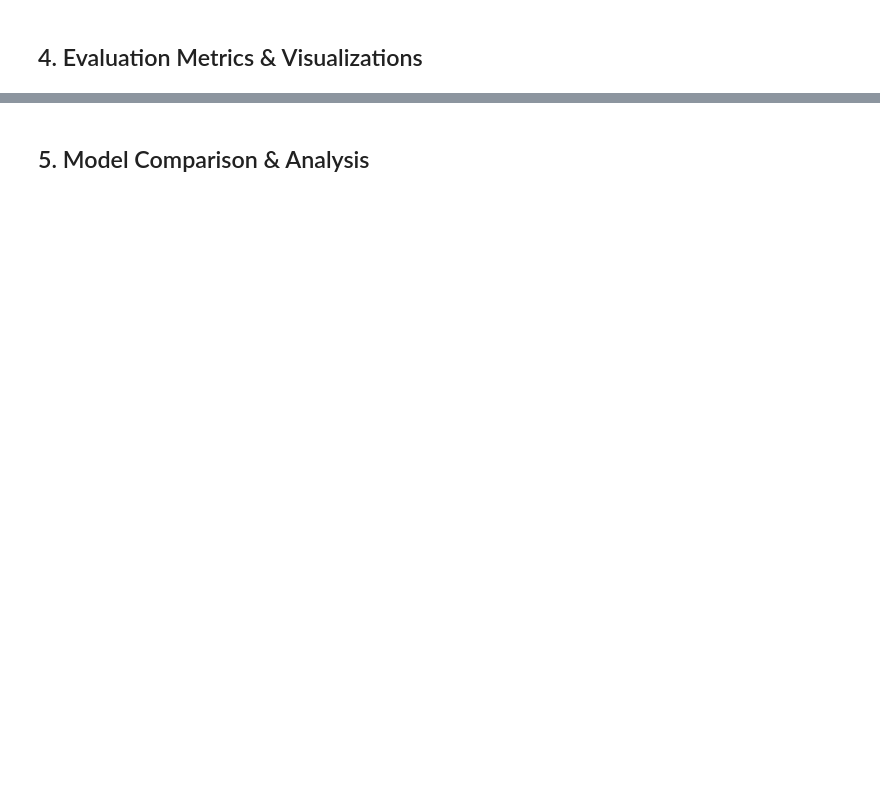
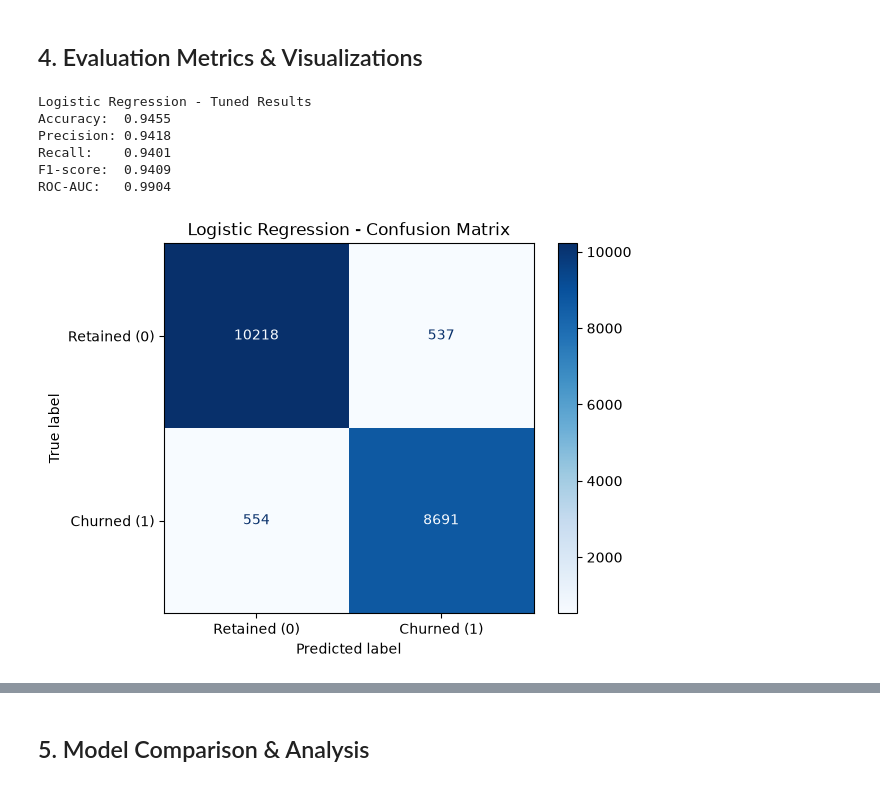
Before and after one commit to jooryA/SWE485-Project-Group6, a Jupyter notebook: Phase1_Supervised_Learning.ipynb, the cells around one changed output, grey strips where cells are left out. Cells and saved outputs as stored; diff of their text form; code cells hidden in the pictures; blank space fills up the shorter version.

Commit message:
Complete Logistic Regression model training and evaluation

```diff
--- a/Phase1_Supervised_Learning.ipynb
+++ b/Phase1_Supervised_Learning.ipynb
@@ -33,2 +213,56 @@ Logistic Regression is the simple, interpretable baseline. Random Forest is the
 # %% [markdown]
 ## 4. Evaluation Metrics & Visualizations
+# %%
+from sklearn.metrics import (
+    accuracy_score,
+    precision_score,
+    recall_score,
+    f1_score,
+    roc_auc_score
+)
+
+# Get the best Logistic Regression model
+best_lr_model = grid_search.best_estimator_
+
+# Make predictions
+y_pred_tuned = best_lr_model.predict(X_test)
+y_prob_tuned = best_lr_model.predict_proba(X_test)[:, 1]
+
+# Calculate evaluation metrics
+tuned_accuracy = accuracy_score(y_test, y_pred_tuned)
+tuned_precision = precision_score(y_test, y_pred_tuned)
+tuned_recall = recall_score(y_test, y_pred_tuned)
+tuned_f1 = f1_score(y_test, y_pred_tuned)
+tuned_roc_auc = roc_auc_score(y_test, y_prob_tuned)
+
+# Display results
+print("Logistic Regression - Tuned Results")
+print(f"Accuracy:  {tuned_accuracy:.4f}")
+print(f"Precision: {tuned_precision:.4f}")
+print(f"Recall:    {tuned_recall:.4f}")
+print(f"F1-score:  {tuned_f1:.4f}")
+print(f"ROC-AUC:   {tuned_roc_auc:.4f}")
+# %% [output]
+Logistic Regression - Tuned Results
+Accuracy:  0.9455
+Precision: 0.9418
+Recall:    0.9401
+F1-score:  0.9409
+ROC-AUC:   0.9904
+# %%
+import matplotlib.pyplot as plt
+from sklearn.metrics import ConfusionMatrixDisplay
+
+# Confusion Matrix for Tuned Logistic Regression
+ConfusionMatrixDisplay.from_predictions(
+    y_test,
+    y_pred_tuned,
+    display_labels=["Retained (0)", "Churned (1)"],
+    cmap="Blues",
+    values_format="d"
+)
+
+plt.title("Logistic Regression - Confusion Matrix")
+plt.show()
+# %% [output]
+[figure, added]
```
Also changed, not shown: parts of 14 cells of this notebook.
